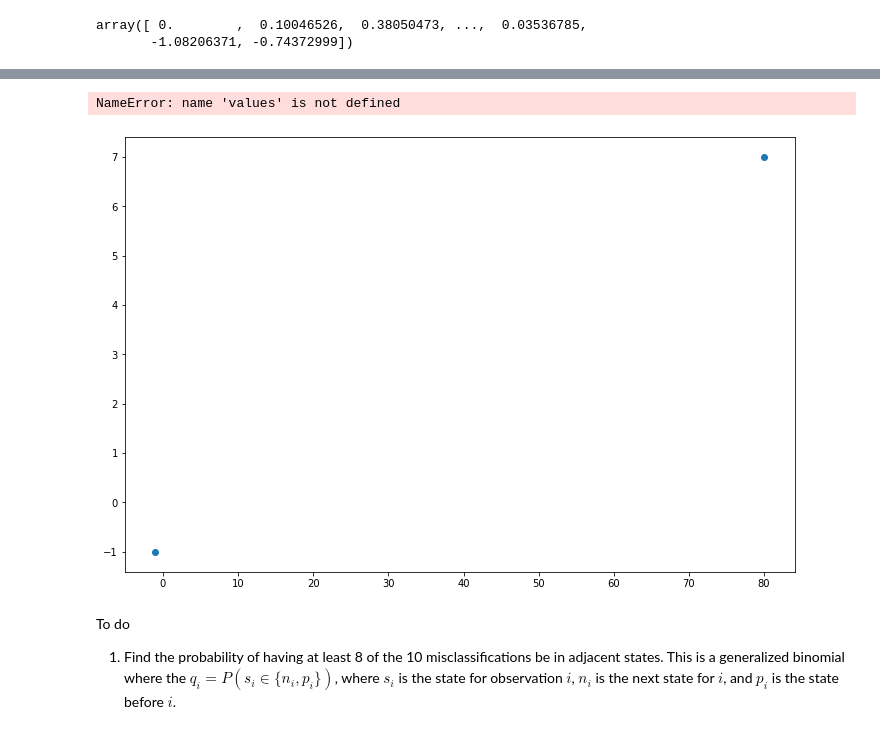
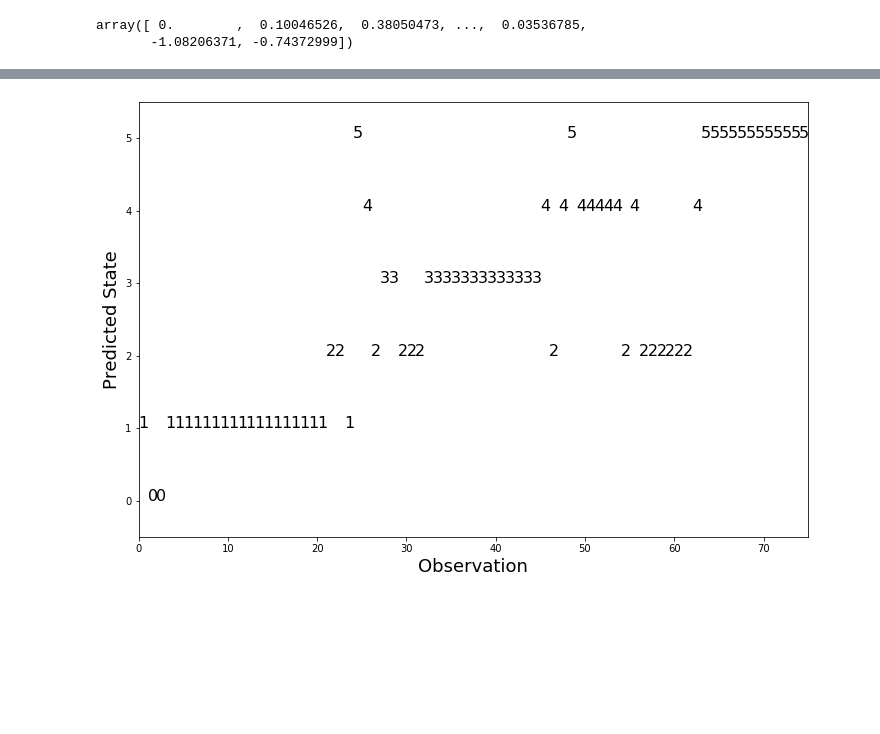
Before and after one commit to uwescience/xstate, a Jupyter notebook: notebooks/SVM Classification Using Individual Replicas.ipynb, the cells around one changed output, grey strips where cells are left out. Drawn from its saved outputs; the diff is of its cells as text; code cells hidden in the pictures; blank space fills up the shorter version.

```diff
--- a/notebooks/SVM Classification Using Individual Replicas.ipynb
+++ b/notebooks/SVM Classification Using Individual Replicas.ipynb
@@ -194,30 +194,3 @@ svm_ensemble = classifier_ensemble.ClassifierEnsemble(
             classifier_ensemble.ClassifierDescriptorSVM(), size=50,
             filter_high_rank=15)
 ser_pred = svm_ensemble.makeInstancePredictionDF(trinary.df_X, trinary.ser_y)
-# %%
-# Text plotplot predicted vs. actual for values in each state
-is_averaged = False
-predicted_states = ser_pred.values
-trinary = TrinaryData(is_averaged=is_averaged, is_dropT1=is_averaged)
-states = trinary.ser_y.values
-plt.figure(figsize=(12, 8))
-plt.scatter([-1,80], [-1,7])
-for obs in range(len(values)):
-    _ = plt.text(obs, values[obs], "%d" % states[obs], fontsize=16)
-plt.xlim([0, 75])
-plt.ylim([-0.5, 5.5])
-_ = plt.xlabel("Observation", fontsize=18)
-_ = plt.ylabel("Predicted State", fontsize=18)
-# %% [output]
-NameError: name 'values' is not defined
-[figure, removed]
-# %%
-# Calculate the probability of the misclassifications being for adjacent states
-trinary = TrinaryData(is_averaged=False, is_dropT1=False)
-df_X = trinary.df_X.copy()
-df_X.columns = trinary.features
-svm_ensemble = classifier_ensemble.ClassifierEnsemble(
-            classifier_ensemble.ClassifierDescriptorSVM(), size=50,
-            filter_high_rank=15,
-        )
-svm_ensemble.calcAdjStateProbTail(df_X, trinary.ser_y)
@@ -226,4 +197,4 @@ len(trinary.df_X.columns)
-# %% [markdown]
-To do
-1. Find the probability of having at least 8 of the 10 misclassifications be in adjacent states. This is a generalized binomial where the $q_i = P(s_i  \in \{n_i, p_i \})$, where $s_i$ is the state for observation $i$,
-$n_i$ is the next state for $i$, and $p_i$ is the state before $i$.
+# %%
+util_classifier.plotInstancePredictions(trinary.ser_y, ser_pred, is_plot=True)
+# %% [output]
+[figure, added]
```
Also changed, not shown: parts of 9 cells of this notebook, 3 other files.
